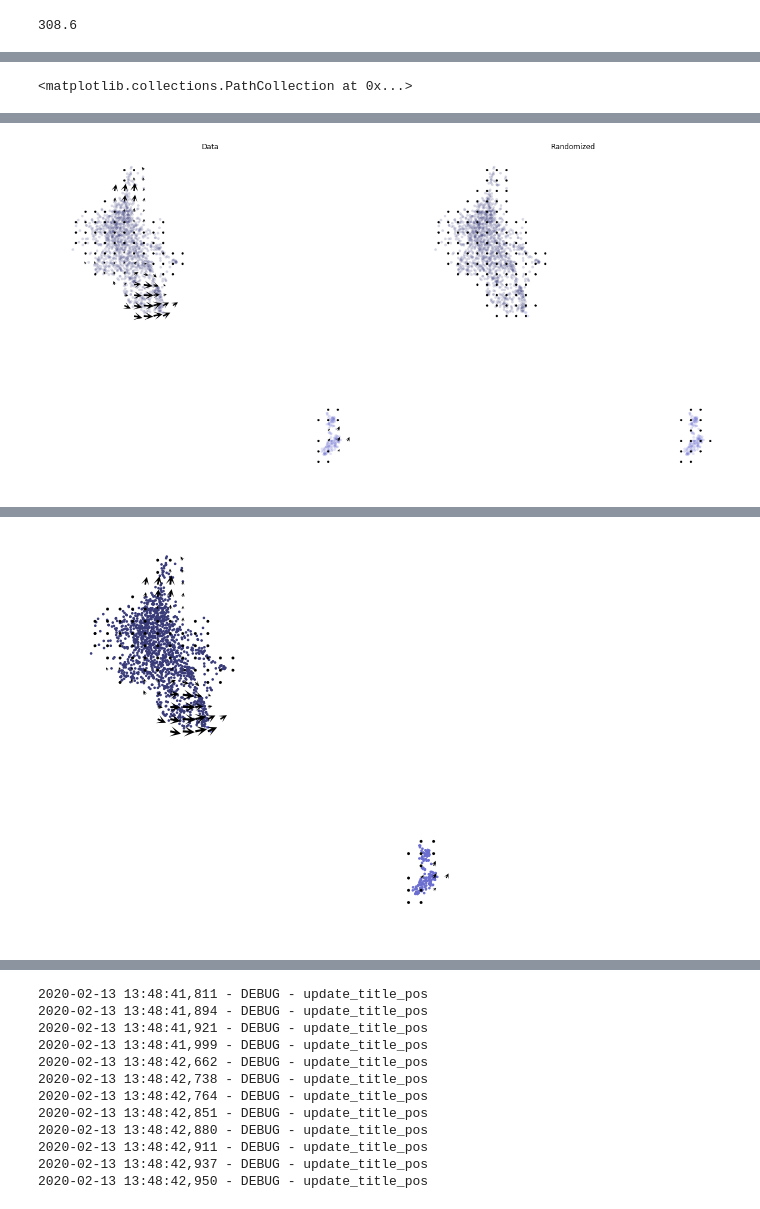
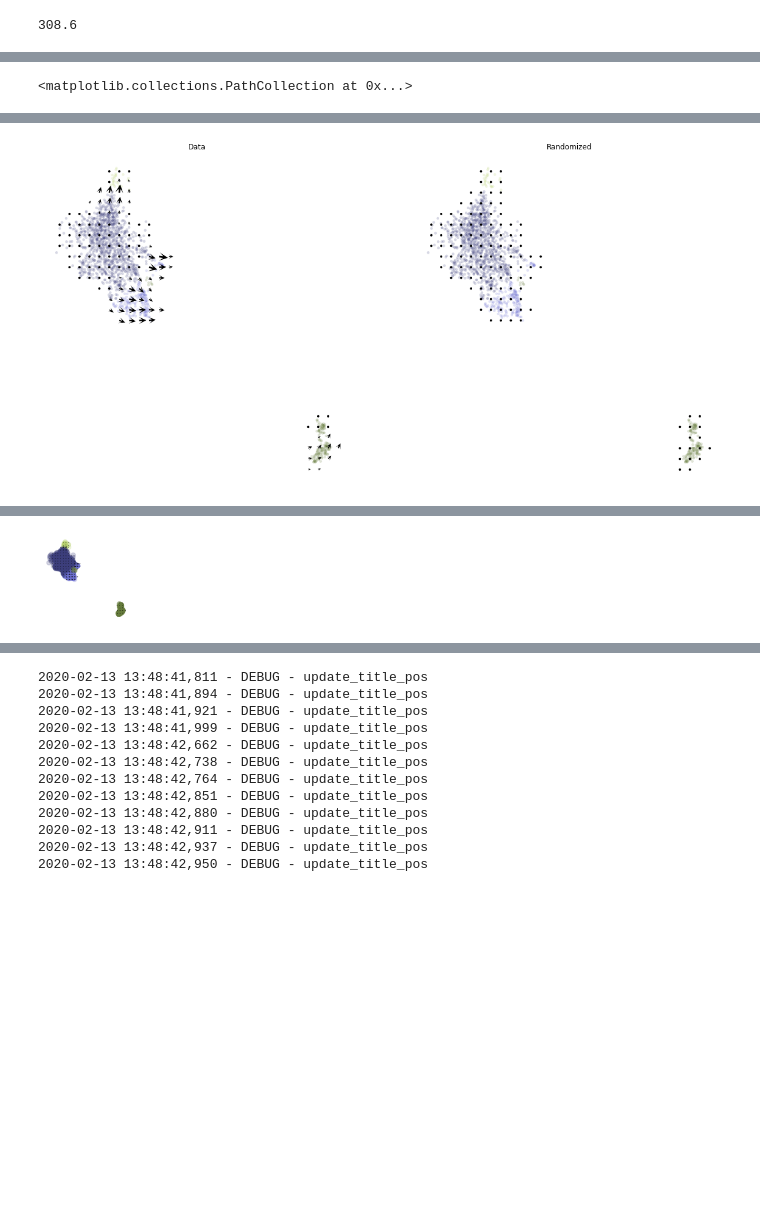
Before and after one commit to rnabioco/LTx-rejection-map, a Jupyter notebook: results/gex/velocity/velocyto-mzb1.ipynb, the cells around one changed output, grey strips where cells are left out. Drawn from its saved outputs; the diff is of its cells as text; code cells hidden in the pictures; blank space fills up the shorter version.

Commit message:
update plots

```diff
--- a/results/gex/velocity/velocyto-mzb1.ipynb
+++ b/results/gex/velocity/velocyto-mzb1.ipynb
@@ -78,7 +77,7 @@ keep_idx = [x in list(mdata["new_id"]) for x in list(vlm.ca["CellID"])]
 vlm.filter_cells(bool_array=keep_idx)
 
 #add cluster annotations
-vlm.set_clusters(np.array([str(x) for x in mdata["cell_types"]]))
+vlm.set_clusters(np.array([str(x) for x in mdata["coarse_clusters"]]))
 
 #add embedding
 vlm.ca["UMAP1"] = np.array(mdata["UMAP_1"])
@@ -152,7 +176,7 @@ vlm.calculate_grid_arrows(smooth = 0.5,
 #vlm.to_hdf5("eickelberg_velo_analysis_mzb1.h5")
 # %%
 out_dir = "."
-sample_id = "bg_corrected_mzb1"
+sample_id = "bg_corrected_mzb1_v2"
 
 plt.figure(None,(14,14))
 quiver_scale = 60
@@ -186,7 +210,7 @@ vlm.plot_grid_arrows(quiver_scale="auto",
 
 plt.savefig(os.path.join(out_dir, sample_id + "_vectorfield.pdf"))
 
-plt.figure(None,(7,7))
+plt.figure(None,(1.5,1.5))
 vlm.plot_grid_arrows(quiver_scale="auto",
                      headaxislength=2.75,
                      headlength=5,
@@ -194,8 +218,8 @@ vlm.plot_grid_arrows(quiver_scale="auto",
                      minlength=1.5,
                      plot_random=False,
                      scale_type="relative",
-                     scatter_kwargs_dict = {'alpha' : 1,
-                                            's' : 2.5,
+                     scatter_kwargs_dict = {'alpha' : 0.2,
+                                            's' : 20,
                                             'lw' : 1})
 plt.savefig(os.path.join(out_dir, sample_id + "_vectorfield_pub.pdf"), transparent = True)
 
@@ -263 +265 @@ vcy.scatter_viz(vlm.embedding[ixs, 0], vlm.embedding[ixs, 1],
-[figure, old version]
+[figure, new version]
@@ -268 +266 @@ vcy.scatter_viz(vlm.embedding[ixs, 0], vlm.embedding[ixs, 1],
-[figure, old version]
+[figure, new version]
```
Also changed, not shown: parts of 4 cells of this notebook, 5 other files.
